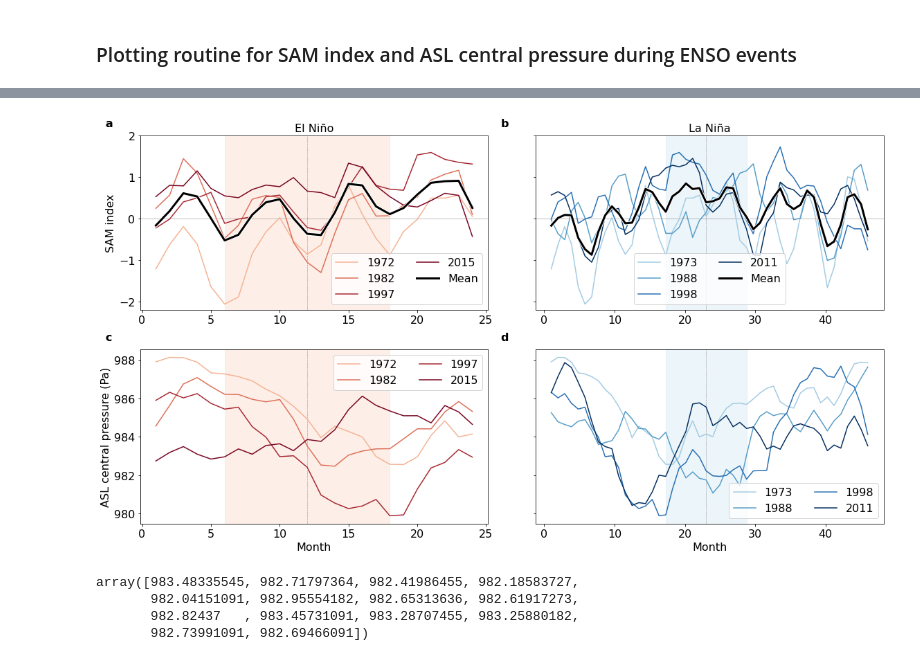
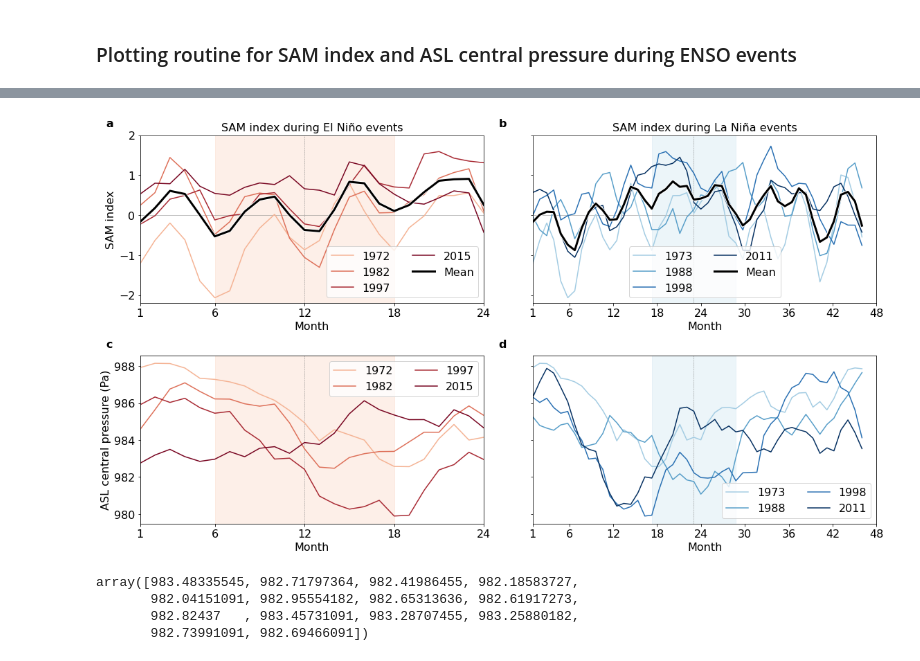
Before and after one commit to mauricehuguenin/ENSO-Antarctica_scripts, a Jupyter notebook: creating_enso_sam_forcing_fields_for_ncfile_ACCESS-OM2-01_rescaled.ipynb, the cells around one changed output, grey strips where cells are left out. Cells and saved outputs as stored; diff of their text form; code cells hidden in the pictures.

```diff
--- a/creating_enso_sam_forcing_fields_for_ncfile_ACCESS-OM2-01_rescaled.ipynb
+++ b/creating_enso_sam_forcing_fields_for_ncfile_ACCESS-OM2-01_rescaled.ipynb
@@ -448,7 +454,7 @@ Wall time: 5.92 ms
 # initialise figure
 fig = plt.figure(figsize=(16,9),tight_layout=True,facecolor='w',edgecolor='k')
 gs = gridspec.GridSpec(2, 2, width_ratios=[1,1])
-event = ['El Niño', 'La Niña']
+event = ['SAM index during El Niño events', 'SAM index during La Niña events']
 
 # ---------------------------- subplot 1 ---------------------------- #
 for f in range(4):
@@ -511,36 +517,37 @@ for f in range(4):
         ax1.text(-.1, 1.05, string.ascii_lowercase[2], transform=ax1.transAxes, size=16, weight='bold') # bold letter a at the top
         plt.legend(fontsize=16, ncol=2)
         ax1.set_ylabel('ASL central pressure (Pa)', fontsize=16)
     if f == 3:
         # plt.plot(time2, LN_mean, c = 'w', linewidth=5) # white edgecolor
         # plt.plot(time2, LN_mean, label = 'Mean', c = 'k', linewidth=3)
 
         ax1.axvspan(time2[5+12], time2[17+12], color=rotblau[12], alpha=.3)
         ax1.text(-.1, 1.05, string.ascii_lowercase[3], transform=ax1.transAxes, size=16, weight='bold') # bold letter a at the top
         plt.legend(fontsize=16, ncol=2)
         ax1.set_yticklabels([])
 
 
     if f in [0,1]:
         # set fontsizes and labels
         plt.xticks(fontsize=16); plt.yticks(fontsize=16)
         # if f == 0: ax1.set_xticklabels([]) # overwrite x-axis tick (i.e. longitude) labels
         plt.ylim([-2.2,2]); plt.locator_params(axis='y', nbins=6) # only 3 y-axis ticks
     if f in [2,3]:
         # set fontsizes and labels
         plt.xticks(fontsize=16); plt.yticks(fontsize=16)
-        ax1.set_xlabel('Month', fontsize=16)
-        # plt.ylim([-2.2,2]); plt.locator_params(axis='y', nbins=6) # only 3 y-axis ticks
+    ax1.set_xlabel('Month', fontsize=16)
+    if f in [0,2]: plt.xlim([1,24]); ax1.set_xticks([1, 6, 12, 18, 24]) # adjust limit, custom x-ticks
+    if f in [1,3]: plt.xlim([1,48]) ; ax1.set_xticks([1, 6, 12, 18, 24, 30, 36, 42, 48]) # adjust limit, custom x-ticks
 
 # --- saving as 300 dpi .PNG image in specified folder ------------- #
 filename = 'SAM_and_ASL_index_during_strong_ENSO_events'
 plt.savefig(save + filename, dpi=300, facecolor='w',                 #
             edgecolor='w', orientation='landscape', papertype=None,  #
             format=None, transparent=False, bbox_inches=None,        #
             pad_inches=0.1, metadata=None)                           #
 # --- end of script ------------------------------------------------ # # Wall time: 6.36 s
 # %% [output]
-[figure, old version]
+[figure, new version]
 # %%
 ASL_SectorPres_11m[EN_periods[6]+12:EN_periods[7]+12]
 # %% [output]
```
Also changed, not shown: parts of 22 cells of this notebook.
